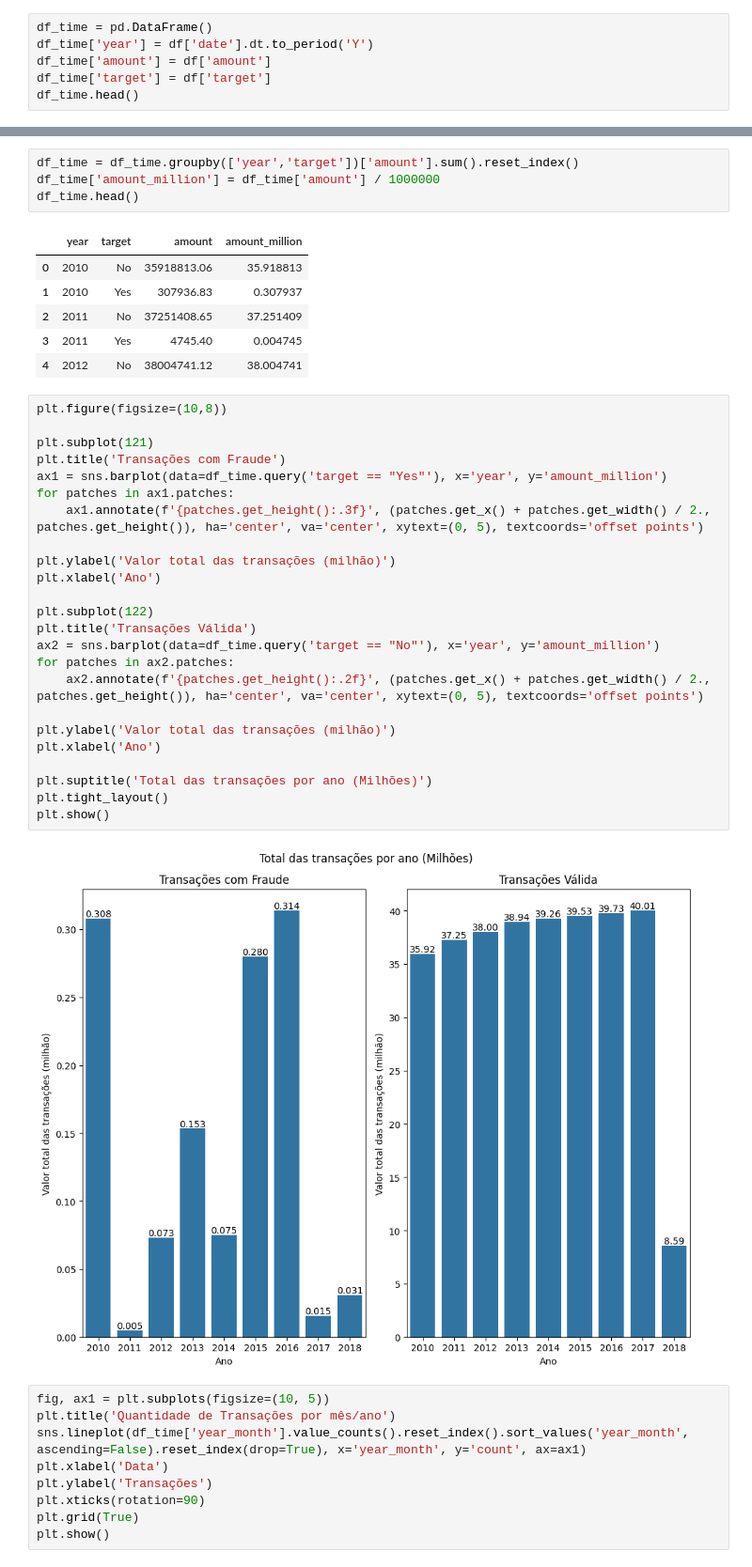
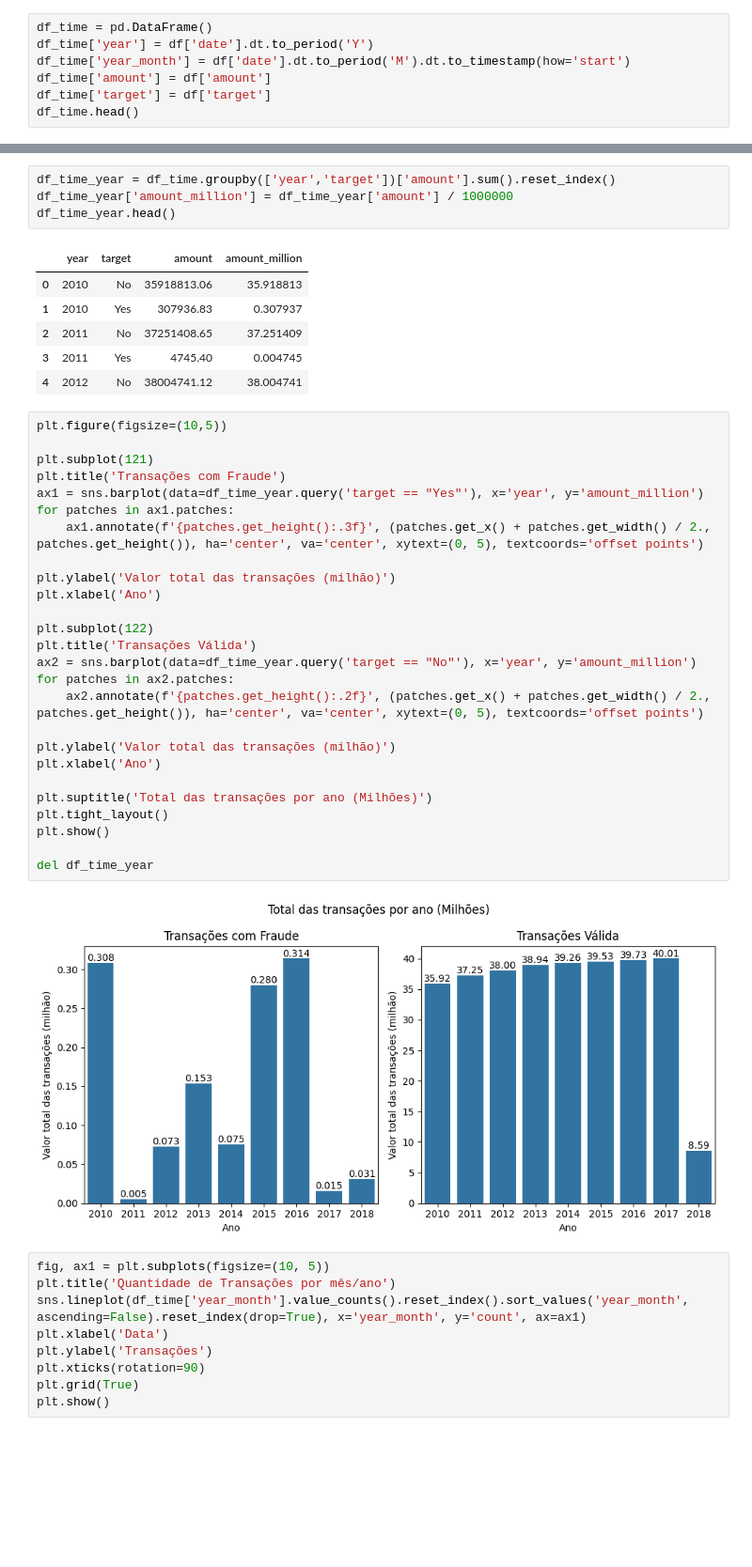
Before and after one commit to Angelicogfa/tcc_mba_datascience_analytics_usp_esalq, a Jupyter notebook: 02-analise_exploratoria.ipynb, the cells around one changed output, grey strips where cells are left out. Shown at 94% size. Cells and saved outputs as stored; diff of their text form; blank space fills up the shorter version.

```diff
--- a/02-analise_exploratoria.ipynb
+++ b/02-analise_exploratoria.ipynb
@@ -204,6 +204,7 @@ del df_time_year
 # %%
 df_time = pd.DataFrame()
 df_time['year'] = df['date'].dt.to_period('Y')
+df_time['year_month'] = df['date'].dt.to_period('M').dt.to_timestamp(how='start')
 df_time['amount'] = df['amount']
 df_time['target'] = df['target']
 df_time.head()
@@ -217,7 +230,7 @@ df_time.head()
 # %%
-df_time = df_time.groupby(['year','target'])['amount'].sum().reset_index()
-df_time['amount_million'] = df_time['amount'] / 1000000
-df_time.head()
+df_time_year = df_time.groupby(['year','target'])['amount'].sum().reset_index()
+df_time_year['amount_million'] = df_time_year['amount'] / 1000000
+df_time_year.head()
 # %% [output]
 |  | year | target | amount | amount_million |
 | 0 | 2010 | No | 35918813.06 | 35.918813 |
@@ -226,31 +239,33 @@ df_time.head()
 | 3 | 2011 | Yes | 4745.40 | 0.004745 |
 | 4 | 2012 | No | 38004741.12 | 38.004741 |
 # %%
-plt.figure(figsize=(10,8))
+plt.figure(figsize=(10,5))
 
 plt.subplot(121)
 plt.title('Transações com Fraude')
-ax1 = sns.barplot(data=df_time.query('target == "Yes"'), x='year', y='amount_million')
+ax1 = sns.barplot(data=df_time_year.query('target == "Yes"'), x='year', y='amount_million')
 for patches in ax1.patches:
     ax1.annotate(f'{patches.get_height():.3f}', (patches.get_x() + patches.get_width() / 2., patches.get_height()), ha='center', va='center', xytext=(0, 5), textcoords='offset points')
 
 plt.ylabel('Valor total das transações (milhão)')
 plt.xlabel('Ano')
 
 plt.subplot(122)
 plt.title('Transações Válida')
-ax2 = sns.barplot(data=df_time.query('target == "No"'), x='year', y='amount_million')
+ax2 = sns.barplot(data=df_time_year.query('target == "No"'), x='year', y='amount_million')
 for patches in ax2.patches:
     ax2.annotate(f'{patches.get_height():.2f}', (patches.get_x() + patches.get_width() / 2., patches.get_height()), ha='center', va='center', xytext=(0, 5), textcoords='offset points')
 
 plt.ylabel('Valor total das transações (milhão)')
 plt.xlabel('Ano')
 
 plt.suptitle('Total das transações por ano (Milhões)')
 plt.tight_layout()
 plt.show()
+
+del df_time_year
 # %% [output]
-[figure, old version]
+[figure, new version]
 # %%
 fig, ax1 = plt.subplots(figsize=(10, 5))
 plt.title('Quantidade de Transações por mês/ano')
```
Also changed, not shown: parts of 9 cells of this notebook.
